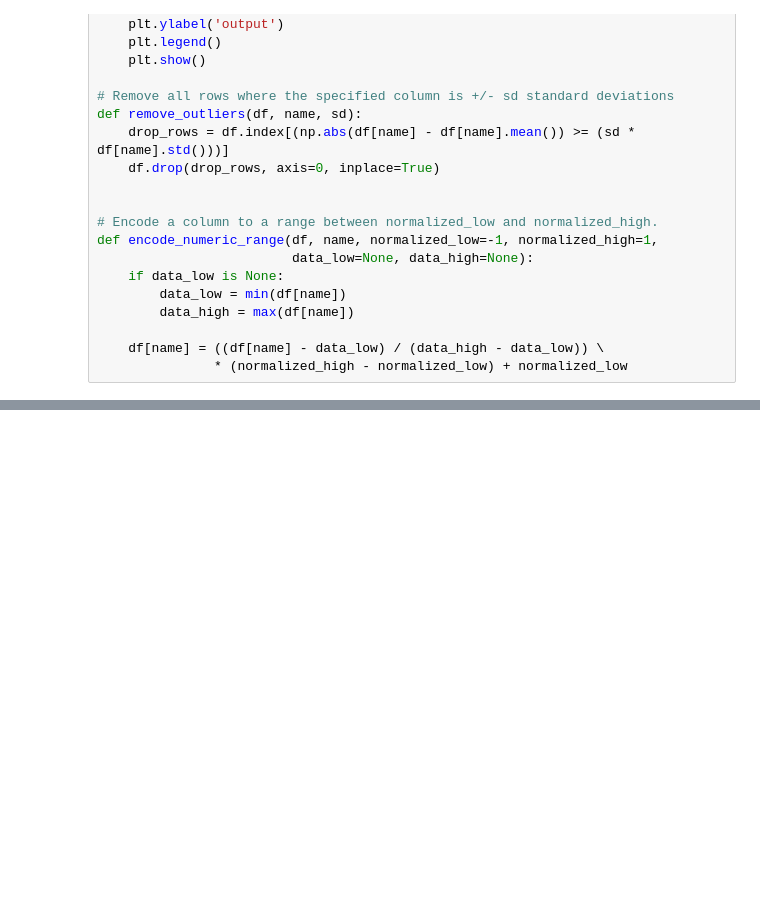
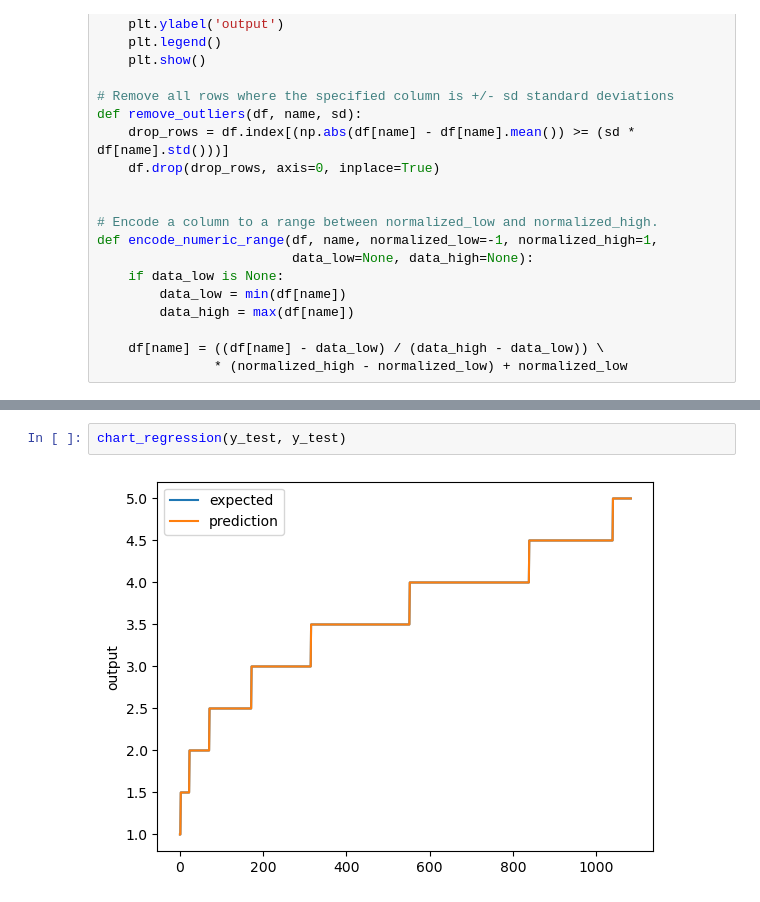
Before and after one commit to kyu2509/CSC180-Project-1, a Jupyter notebook: CSC180 Proj1_Yelp_Regression.ipynb, the cells around one changed output, grey strips where cells are left out. Saved outputs shown, nothing was run; the diff lists cells and outputs as text; blank space fills up the shorter version.

```diff
--- a/CSC180 Proj1_Yelp_Regression.ipynb
+++ b/CSC180 Proj1_Yelp_Regression.ipynb
@@ -263,0 +247,4 @@ TypeError: Can only merge Series or DataFrame objects, a <class 'numpy.ndarray'>
+# %%
+chart_regression(y_test, y_test)
+# %% [output]
+[figure, added]
```
Also changed, not shown: parts of 2 cells of this notebook.
